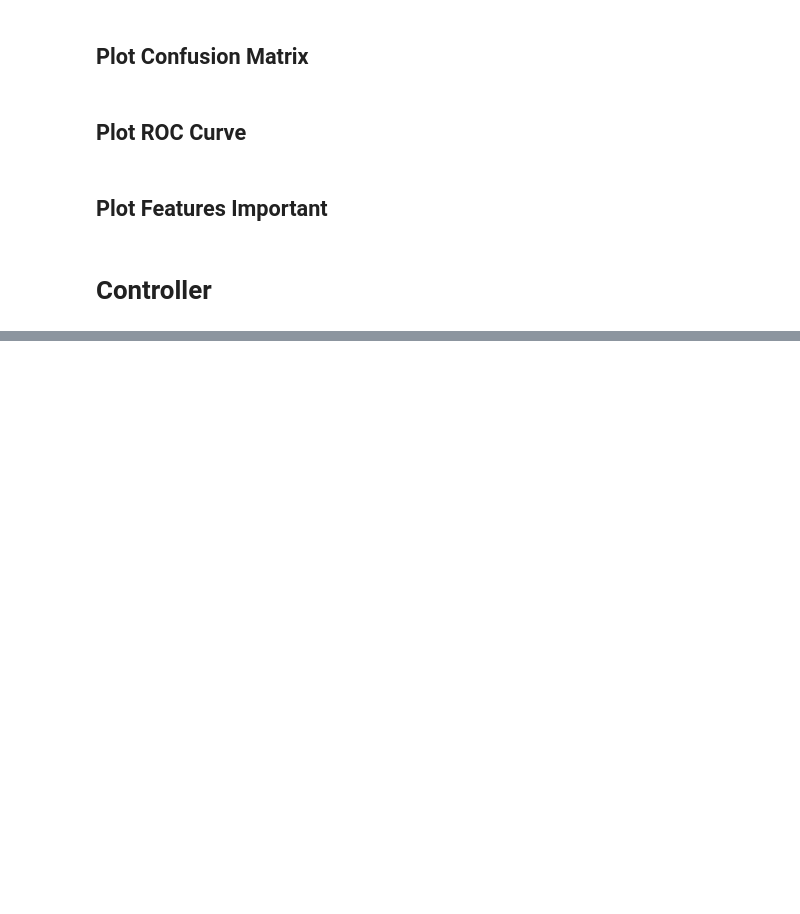
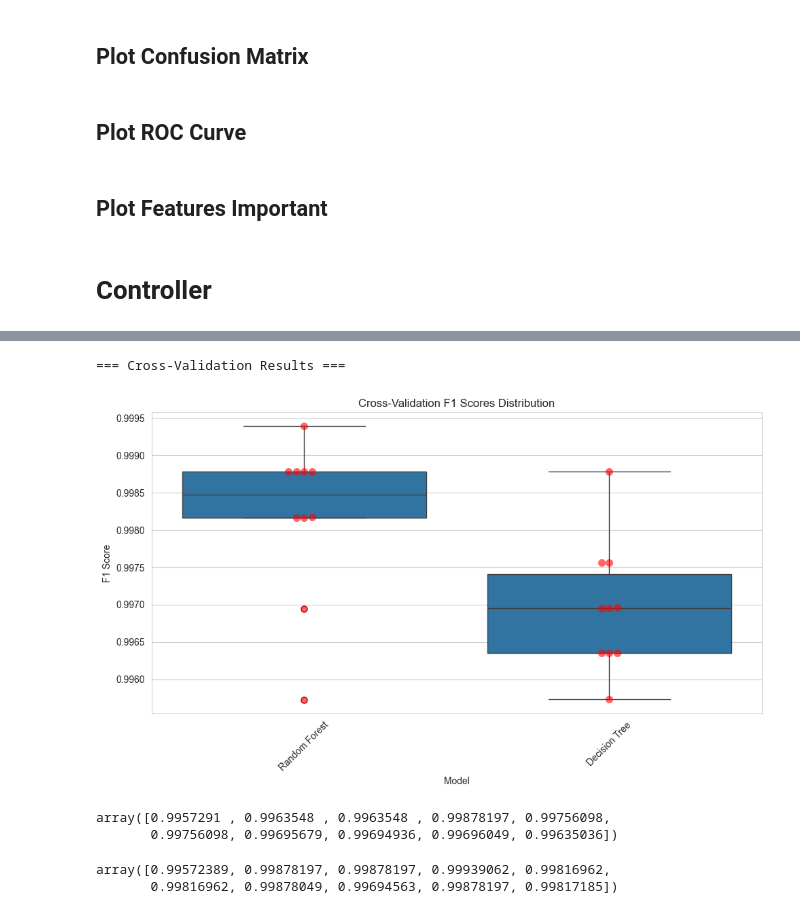
Before and after one commit to AkmaLeyzal/FraudDetectionForFinancialTransaction, a Jupyter notebook: Project_Artificial_Intellegence.ipynb, the cells around one changed output, grey strips where cells are left out. Cells and saved outputs as stored; diff of their text form; code cells hidden in the pictures; blank space fills up the shorter version.

```diff
--- a/Project_Artificial_Intellegence.ipynb
+++ b/Project_Artificial_Intellegence.ipynb
@@ -756,0 +769,16 @@ IndexError: list index out of range
+# %%
+from sklearn.ensemble import RandomForestClassifier
+from sklearn.tree import DecisionTreeClassifier
+from sklearn.metrics import classification_report
+
+rf_sk = RandomForestClassifier(n_estimators=100, max_depth=35, min_samples_split=5, max_features='sqrt', random_state=808)
+rf_sk.fit(X_train, y_train)
+rf_sk_pred = rf.predict(X_test)
+print('RandomForest Metric')
+print(classification_report(y_test, rf_pred))
+
+dt_sk = DecisionTreeClassifier(max_depth=35, min_samples_split=5, random_state=808)
+dt_sk.fit(X_train, y_train)
+dt_sk_pred = dt.predict(X_test)
+print('\nDecisionTree Metric')
+print(classification_report(y_test, dt_sk_pred))
@@ -757,3 +861,23 @@ IndexError: list index out of range
+# %%
+models = {
+    'Random Forest': rf_sk,
+    'Decision Tree': dt_sk
+}
+
+display_cross_validation_results(models, X, y)
+# %% [output]
+=== Cross-Validation Results ===
+[figure, added]
+# %%
+cross_val_score(dt_sk, X, y, cv=10, scoring='f1')
+# %% [output]
+array([0.9957291 , 0.9963548 , 0.9963548 , 0.99878197, 0.99756098,
+       0.99756098, 0.99695679, 0.99694936, 0.99696049, 0.99635036])
+# %%
+cross_val_score(rf_sk, X, y, cv=10, scoring='f1')
+# %% [output]
+array([0.99572389, 0.99878197, 0.99878197, 0.99939062, 0.99816962,
+       0.99816962, 0.99878049, 0.99694563, 0.99878197, 0.99817185])
 # %%
 from sklearn.metrics import classification_report
 import pandas as pd
```
Also changed, not shown: parts of 22 cells of this notebook, 4 other files.
